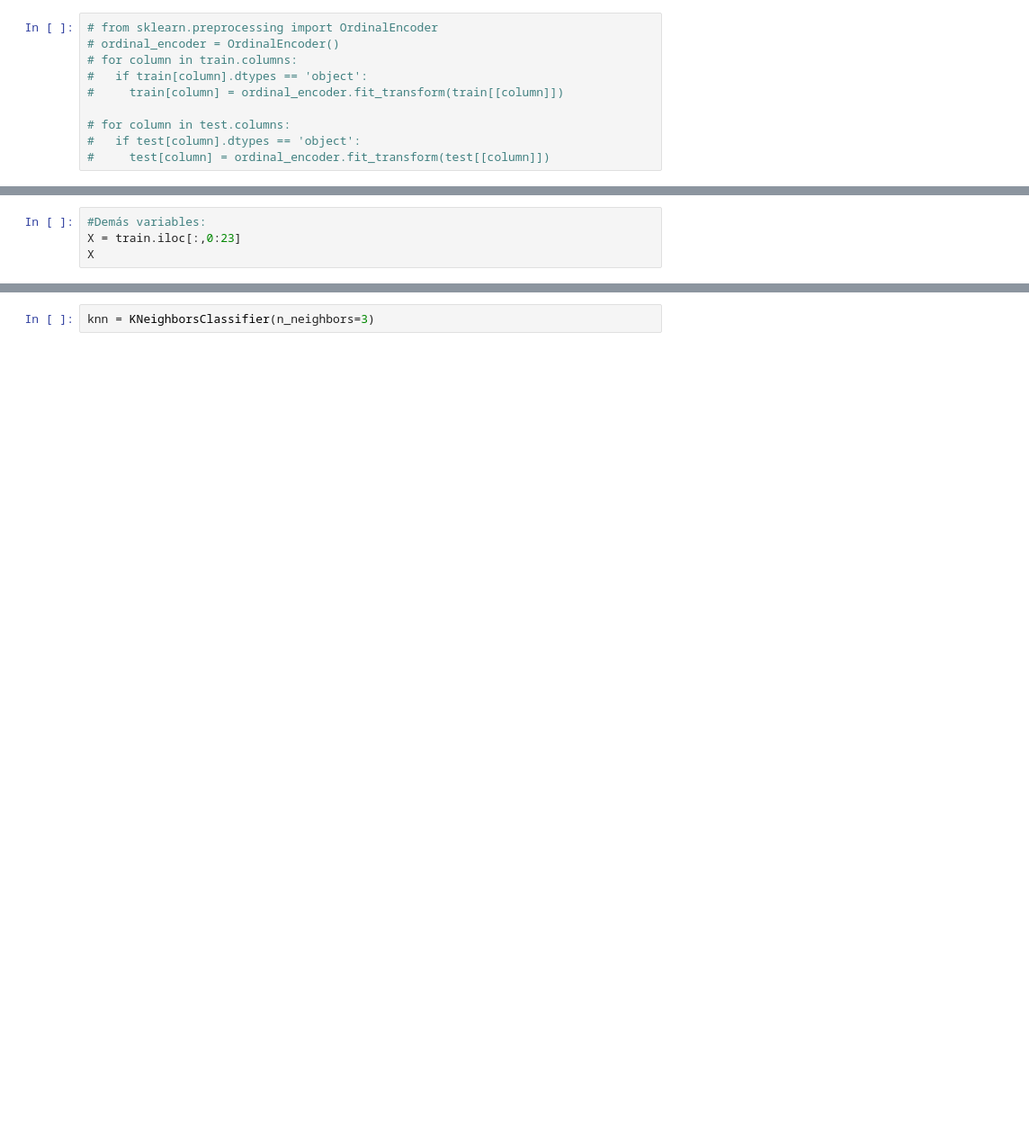
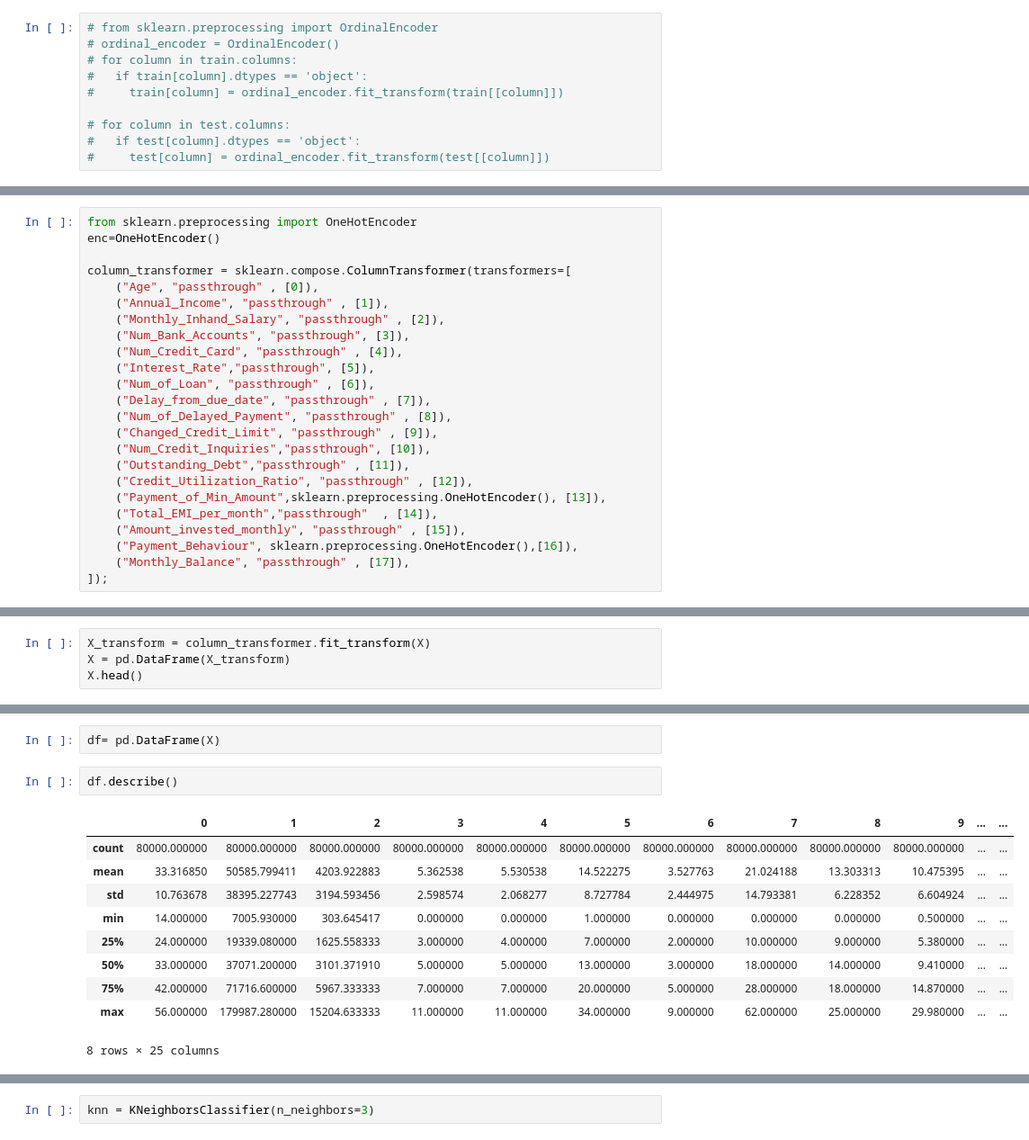
Before and after one commit to claradelatorre/Test2ML-Classifier, a Jupyter notebook: test.ipynb, the cells around one changed output, grey strips where cells are left out. Shown at 90% size. Drawn from its saved outputs; the diff is of its cells as text; blank space fills up the shorter version.

```diff
--- a/test.ipynb
+++ b/test.ipynb
@@ -161,4 +181,0 @@ Name: Credit_Score, Length: 80000, dtype: float64
-# %%
-#Demás variables:
-X = train.iloc[:,0:23]
-X
@@ -178,0 +198,24 @@ X
+# %%
+from sklearn.preprocessing import OneHotEncoder
+enc=OneHotEncoder()
+
+column_transformer = sklearn.compose.ColumnTransformer(transformers=[
+    ("Age", "passthrough" , [0]),
+    ("Annual_Income", "passthrough" , [1]),
+    ("Monthly_Inhand_Salary", "passthrough" , [2]),
+    ("Num_Bank_Accounts", "passthrough", [3]),
+    ("Num_Credit_Card", "passthrough" , [4]),
+    ("Interest_Rate","passthrough", [5]),
+    ("Num_of_Loan", "passthrough" , [6]),
+    ("Delay_from_due_date", "passthrough" , [7]),
+    ("Num_of_Delayed_Payment", "passthrough" , [8]),
+    ("Changed_Credit_Limit", "passthrough" , [9]),
+    ("Num_Credit_Inquiries","passthrough", [10]),
+    ("Outstanding_Debt","passthrough" , [11]),
+    ("Credit_Utilization_Ratio", "passthrough" , [12]),
+    ("Payment_of_Min_Amount",sklearn.preprocessing.OneHotEncoder(), [13]),
+    ("Total_EMI_per_month","passthrough"  , [14]),
+    ("Amount_invested_monthly", "passthrough" , [15]),
+    ("Payment_Behaviour", sklearn.preprocessing.OneHotEncoder(),[16]),
+    ("Monthly_Balance", "passthrough" , [17]),
+]);
@@ -178,0 +231,4 @@ X
+# %%
+X_transform = column_transformer.fit_transform(X)
+X = pd.DataFrame(X_transform)
+X.head()
@@ -179 +293,16 @@ X
+# %%
+df= pd.DataFrame(X)
+# %%
+df.describe()
+# %% [output]
+|  | 0 | 1 | 2 | 3 | 4 | 5 | 6 | 7 | 8 | 9 | ... | ... |
+| count | 80000.000000 | 80000.000000 | 80000.000000 | 80000.000000 | 80000.000000 | 80000.000000 | 80000.000000 | 80000.000000 | 80000.000000 | 80000.000000 | ... | ... |
+| mean | 33.316850 | 50585.799411 | 4203.922883 | 5.362538 | 5.530538 | 14.522275 | 3.527763 | 21.024188 | 13.303313 | 10.475395 | ... | ... |
+| std | 10.763678 | 38395.227743 | 3194.593456 | 2.598574 | 2.068277 | 8.727784 | 2.444975 | 14.793381 | 6.228352 | 6.604924 | ... | ... |
+| min | 14.000000 | 7005.930000 | 303.645417 | 0.000000 | 0.000000 | 1.000000 | 0.000000 | 0.000000 | 0.000000 | 0.500000 | ... | ... |
+| 25% | 24.000000 | 19339.080000 | 1625.558333 | 3.000000 | 4.000000 | 7.000000 | 2.000000 | 10.000000 | 9.000000 | 5.380000 | ... | ... |
+| 50% | 33.000000 | 37071.200000 | 3101.371910 | 5.000000 | 5.000000 | 13.000000 | 3.000000 | 18.000000 | 14.000000 | 9.410000 | ... | ... |
+| 75% | 42.000000 | 71716.600000 | 5967.333333 | 7.000000 | 7.000000 | 20.000000 | 5.000000 | 28.000000 | 18.000000 | 14.870000 | ... | ... |
+| max | 56.000000 | 179987.280000 | 15204.633333 | 11.000000 | 11.000000 | 34.000000 | 9.000000 | 62.000000 | 25.000000 | 29.980000 | ... | ... |
+8 rows × 25 columns
 # %%
```
Also changed, not shown: parts of 53 cells of this notebook, 1 other file.
